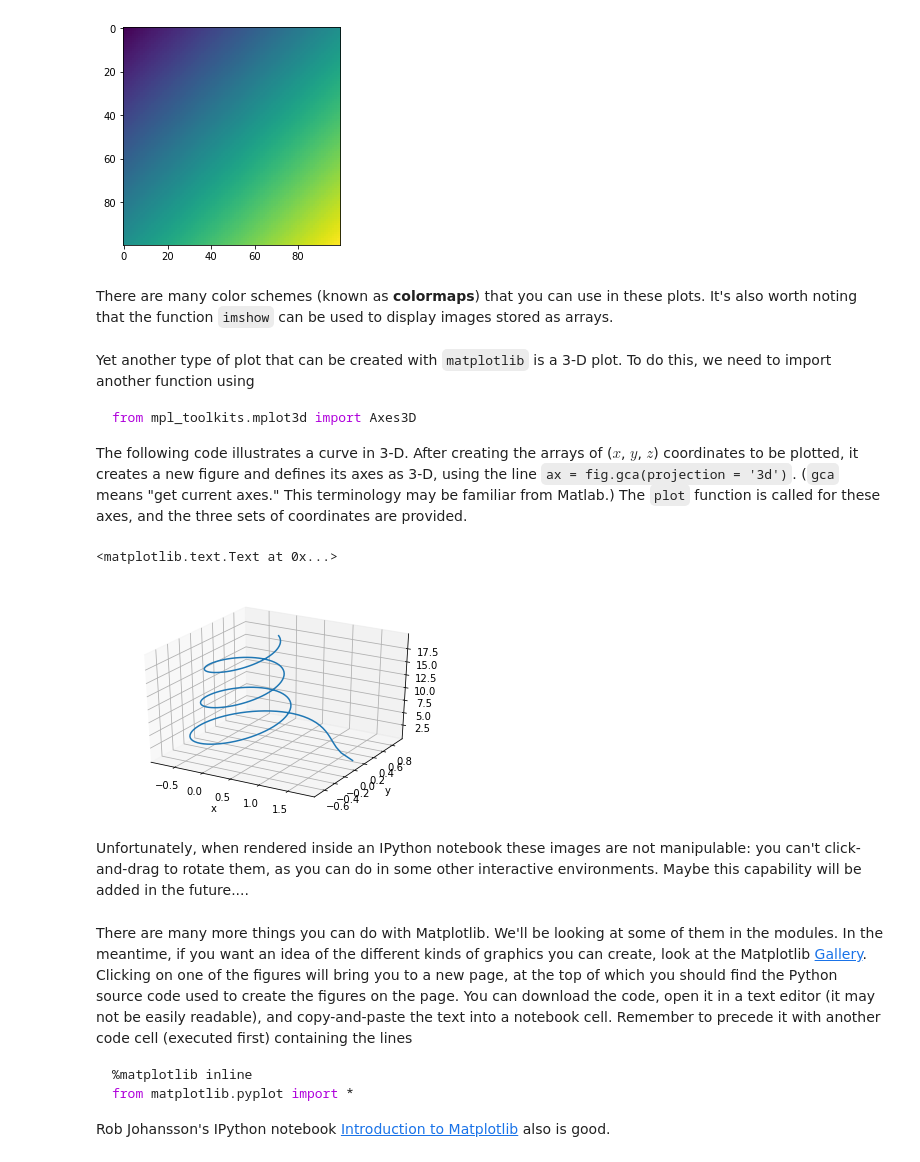
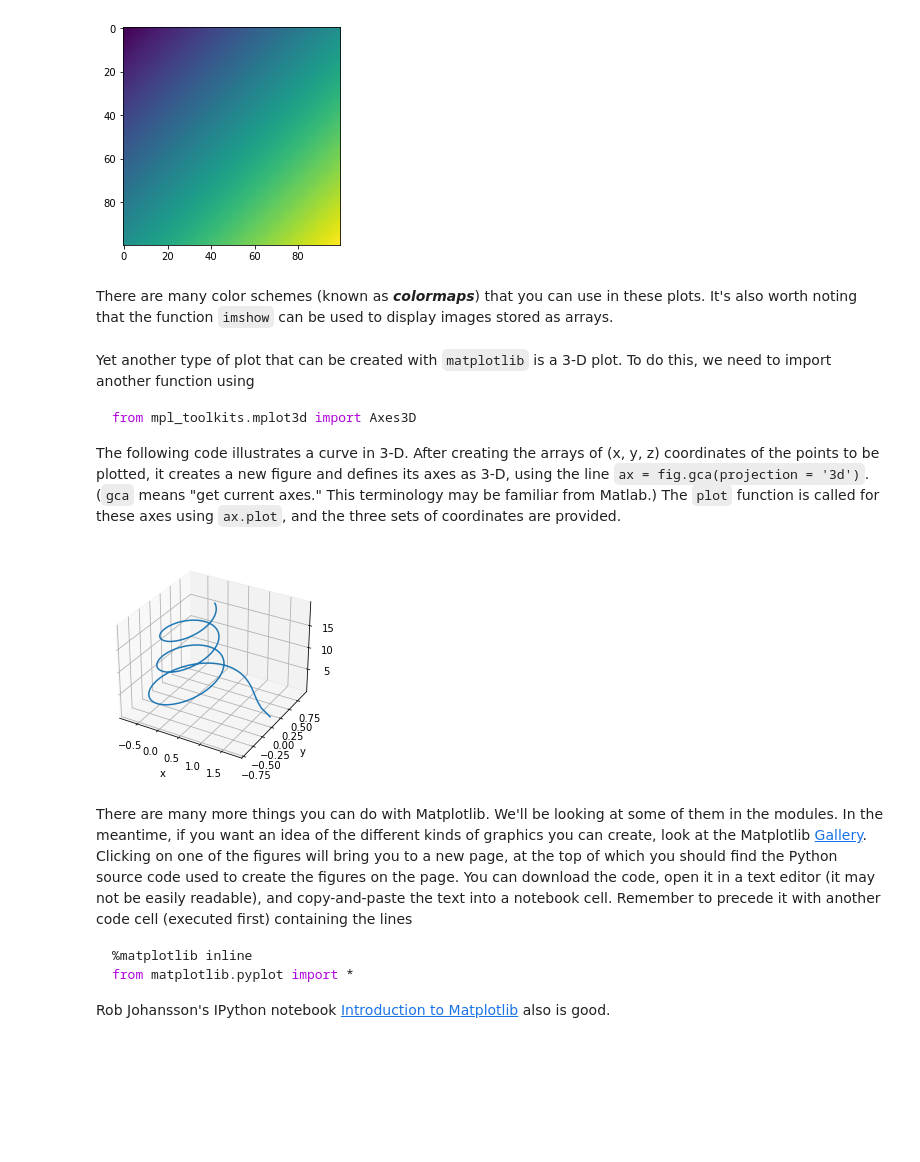
Before and after one commit to BrynMawrCollege/TIDES, a Jupyter notebook: notebooks/Computational_Module-01B-PythonIntro.ipynb, the cells around one changed output. Drawn from its saved outputs; the diff is of its cells as text; code cells hidden in the pictures; blank space fills up the shorter version.

````diff
--- a/notebooks/Computational_Module-01B-PythonIntro.ipynb
+++ b/notebooks/Computational_Module-01B-PythonIntro.ipynb
@@ -1007,7 +1056,7 @@ imshow(values)
 <matplotlib.image.AxesImage at 0x...>
 [figure]
 # %% [markdown]
-There are many color schemes (known as **colormaps**) that you can use in these plots.  It's also worth noting that the function `imshow` can be used to display images stored as arrays.
+There are many color schemes (known as ***colormaps***) that you can use in these plots.  It's also worth noting that the function `imshow` can be used to display images stored as arrays.
 # %% [markdown]
 Yet another type of plot that can be created with `matplotlib` is a 3-D plot.  To do this, we need to import another function using
 
@@ -1015,25 +1064,22 @@ Yet another type of plot that can be created with `matplotlib` is a 3-D plot.  T
 from mpl_toolkits.mplot3d import Axes3D
 ```
 
-The following code illustrates a curve in 3-D.  After creating the arrays of ($x$, $y$, $z$) coordinates to be plotted, it creates a new figure and defines its axes as 3-D, using the line `ax = fig.gca(projection = '3d')`.  (`gca` means "get current axes."  This terminology may be familiar from Matlab.)  The `plot` function is called for these axes, and the three sets of coordinates are provided.
+The following code illustrates a curve in 3-D.  After creating the arrays of (x, y, z) coordinates of the points to be plotted, it creates a new figure and defines its axes as 3-D, using the line `ax = fig.gca(projection = '3d')`.  (`gca` means "get current axes."  This terminology may be familiar from Matlab.)  The `plot` function is called for these axes using `ax.plot`, and the three sets of coordinates are provided.
 # %%
 from mpl_toolkits.mplot3d import Axes3D
 
-tvals = np.arange(0.1, 20,0.1)      # times from 0.1 to 10, stepping by 0.1
-xvals = np.cos(tvals)/tvals**.25    # makes a nice inward spiral
-yvals = np.sin(tvals)/tvals**.25
-zvals = tvals
+zvals = np.arange(0.1, 20,0.1)      # positions from 0.1 to 10, stepping by 0.1
+xvals = np.cos(tvals)/zvals**.25    # x coordinates; make a nice inward spiral
+yvals = np.sin(tvals)/zvals**.25    # y coordinates; make a nice inward spiral
 
 fig = figure()
-ax = fig.gca(projection = '3d')
-ax.plot(xvals, yvals, zvals)
+ax = axes(projection = '3d')
+ax.plot3D(xvals, yvals, zvals)
 xlabel('x')
 ylabel('y')
+show()
 # %% [output]
-<matplotlib.text.Text at 0x...>
-[figure, old version]
+[figure, new version]
-# %% [markdown]
-Unfortunately, when rendered inside an IPython notebook these images are not manipulable: you can't click-and-drag to rotate them, as you can do in some other interactive environments.  Maybe this capability will be added in the future....
 # %% [markdown]
 There are many more things you can do with Matplotlib. We'll be looking at some of them in the modules. In the meantime, if you want an idea of the different kinds of graphics you can create, look at the Matplotlib [Gallery](http://matplotlib.org/gallery.html).  Clicking on one of the figures will bring you to a new page, at the top of which you should find the Python source code used to create the figures on the page.  You can download the code, open it in a text editor (it may not be easily readable), and copy-and-paste the text into a notebook cell.  Remember to precede it with another code cell (executed first) containing the lines
 
````
Also changed, not shown: parts of 96 cells of this notebook.
